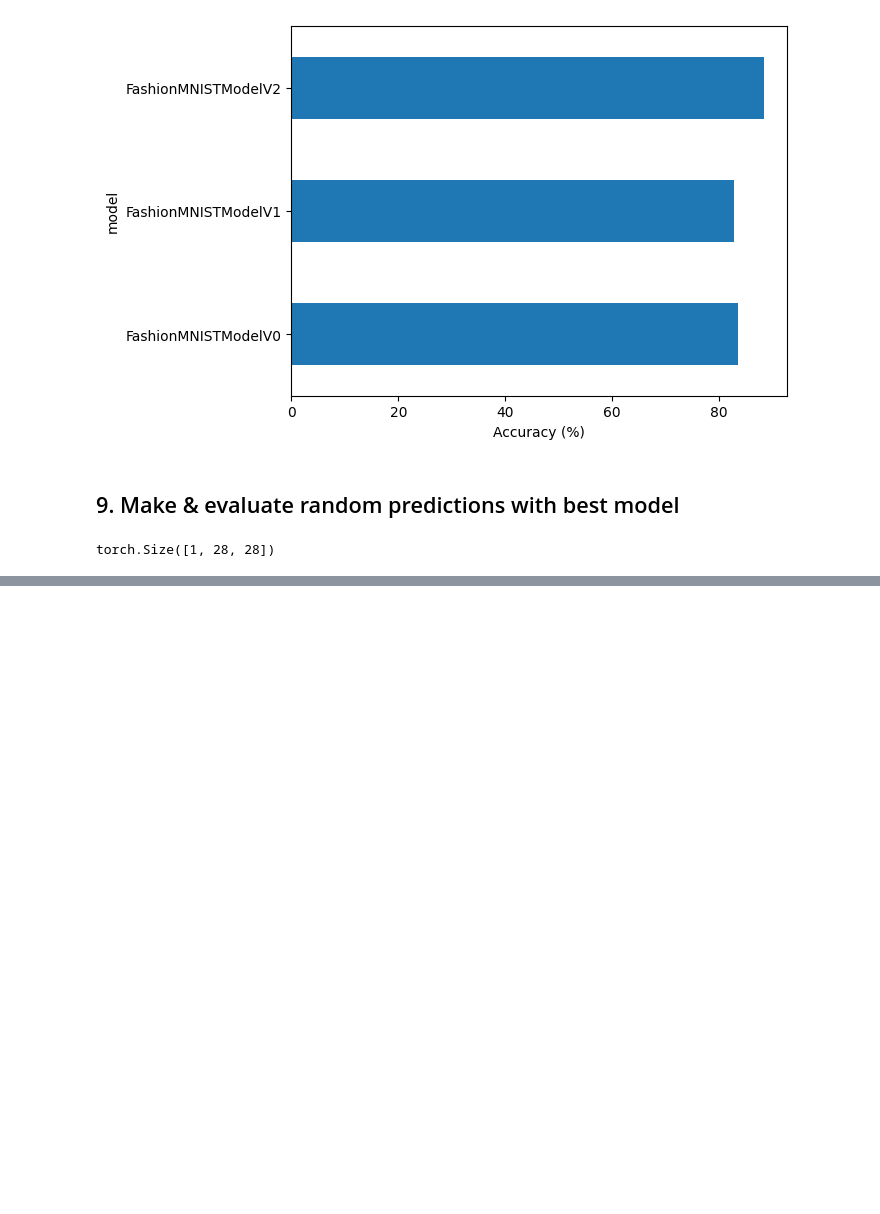
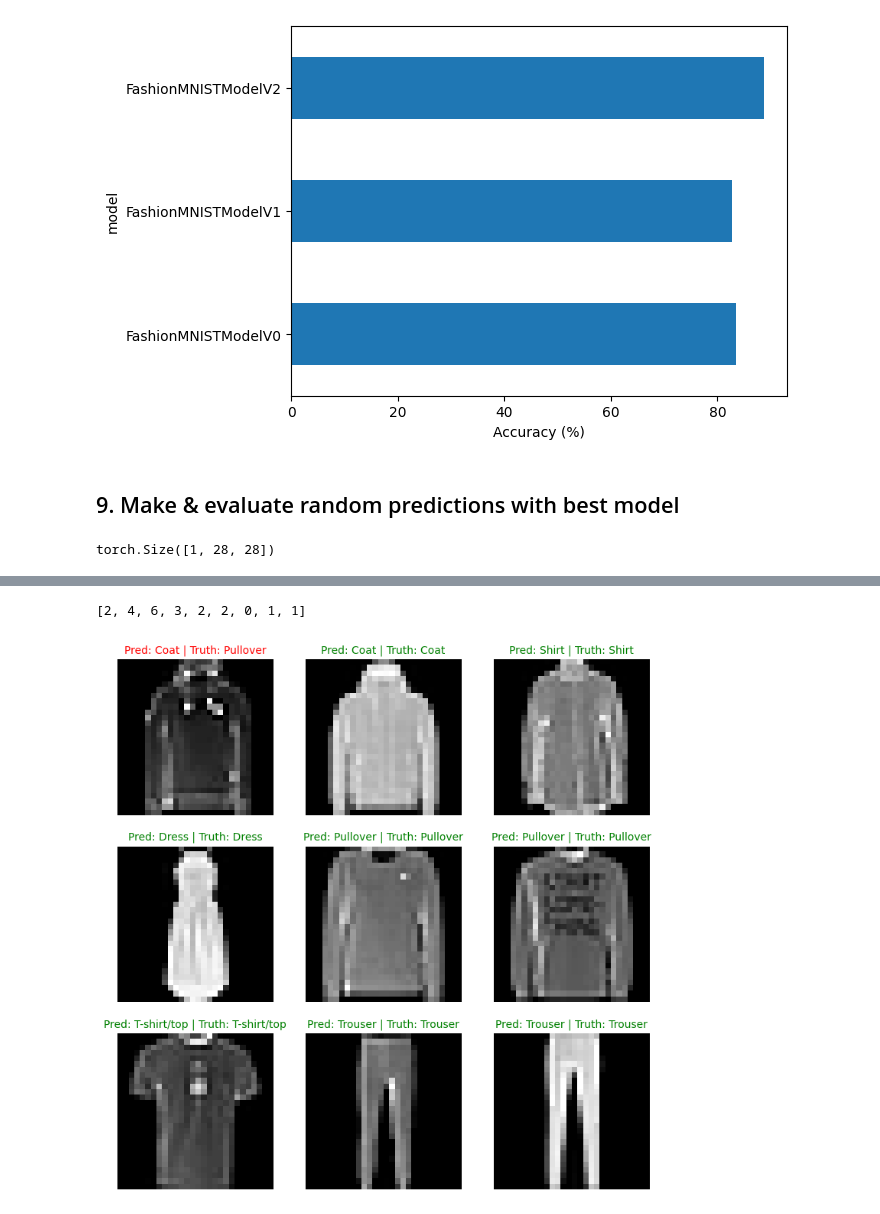
Before and after one commit to ggalindo11/Pytorch_Fundamentals, a Jupyter notebook: 03_pytorch_computer_vision.ipynb, the cells around one changed output, grey strips where cells are left out. Saved outputs shown, nothing was run; the diff lists cells and outputs as text; code cells hidden in the pictures; blank space fills up the shorter version.

```diff
--- a/03_pytorch_computer_vision.ipynb
+++ b/03_pytorch_computer_vision.ipynb
@@ -1114,0 +1115,34 @@ tensor([5, 1, 7, 4, 3, 0, 4, 7, 1])
+# %%
+test_labels
+# %% [output]
+[2, 4, 6, 3, 2, 2, 0, 1, 1]
+# %%
+# Plot predictions
+plt.figure(figsize=(9,9)) # 9x9 because we have 9 random samples
+nrows = 3
+ncols = 3
+for i, sample in enumerate(test_samples):
+    # Create subplot
+    plt.subplot(nrows, ncols, i+1) # i+1 bc it cant start at 0, so 1-9
+
+    # plot the image
+    plt.imshow(sample.squeeze(), cmap='gray')
+
+    # Find the pred (in text form. e.g "Sandal")
+    pred_label = class_names[pred_labels[i]]
+
+    # Get the truth label (in text form)
+    truth_label = class_names[test_labels[i]]
+
+    # Create a title
+    title_text = f"Pred: {pred_label} | Truth: {truth_label}"
+
+    # Check for equality between pred & truth, change title color
+    if pred_label == truth_label:
+        plt.title(title_text, fontsize=10, c="g")
+    else:
+        plt.title(title_text, fontsize=10, c='r')
+
+    plt.axis('off')
+# %% [output]
+[figure, added]
```
Also changed, not shown: parts of 29 cells of this notebook, 2 other files.
